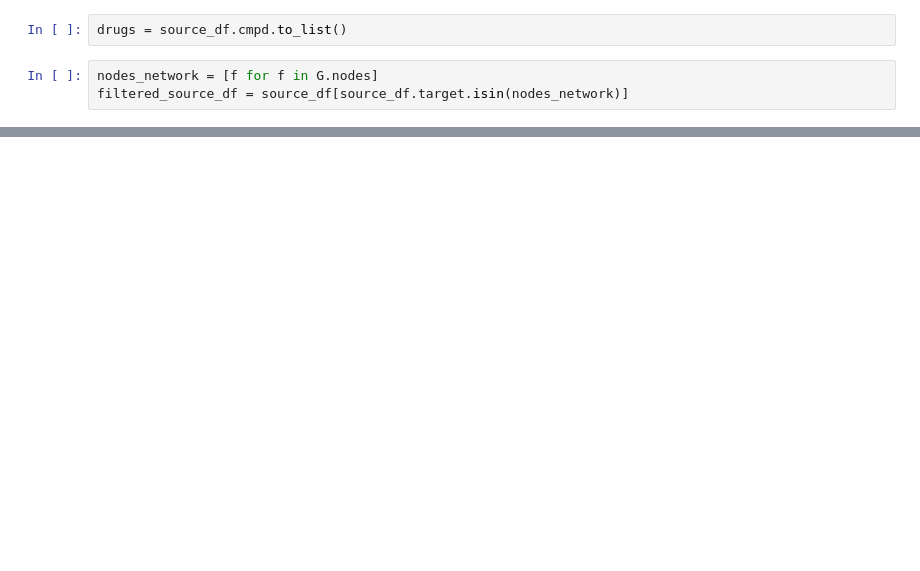
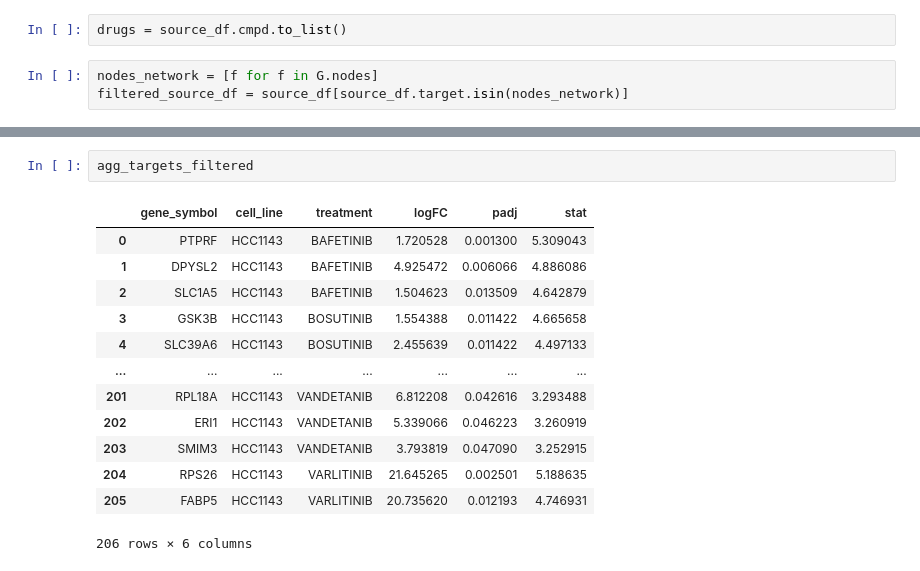
Before and after one commit to saezlab/uptown, a Jupyter notebook: panacea_study.ipynb, the cells around one changed output, grey strips where cells are left out. Drawn from its saved outputs; the diff is of its cells as text; blank space fills up the shorter version.

```diff
--- a/panacea_study.ipynb
+++ b/panacea_study.ipynb
@@ -147 +88,17 @@ agg_targets.groupby(by=['treatment']).agg({'gene_symbol': 'count'})
+# %%
+agg_targets_filtered
+# %% [output]
+|  | gene_symbol | cell_line | treatment | logFC | padj | stat |
+| 0 | PTPRF | HCC1143 | BAFETINIB | 1.720528 | 0.001300 | 5.309043 |
+| 1 | DPYSL2 | HCC1143 | BAFETINIB | 4.925472 | 0.006066 | 4.886086 |
+| 2 | SLC1A5 | HCC1143 | BAFETINIB | 1.504623 | 0.013509 | 4.642879 |
+| 3 | GSK3B | HCC1143 | BOSUTINIB | 1.554388 | 0.011422 | 4.665658 |
+| 4 | SLC39A6 | HCC1143 | BOSUTINIB | 2.455639 | 0.011422 | 4.497133 |
+| ... | ... | ... | ... | ... | ... | ... |
+| 201 | RPL18A | HCC1143 | VANDETANIB | 6.812208 | 0.042616 | 3.293488 |
+| 202 | ERI1 | HCC1143 | VANDETANIB | 5.339066 | 0.046223 | 3.260919 |
+| 203 | SMIM3 | HCC1143 | VANDETANIB | 3.793819 | 0.047090 | 3.252915 |
+| 204 | RPS26 | HCC1143 | VARLITINIB | 21.645265 | 0.002501 | 5.188635 |
+| 205 | FABP5 | HCC1143 | VARLITINIB | 20.735620 | 0.012193 | 4.746931 |
+206 rows × 6 columns
 # %%
```
Also changed, not shown: parts of 34 cells of this notebook, 4 other files.
